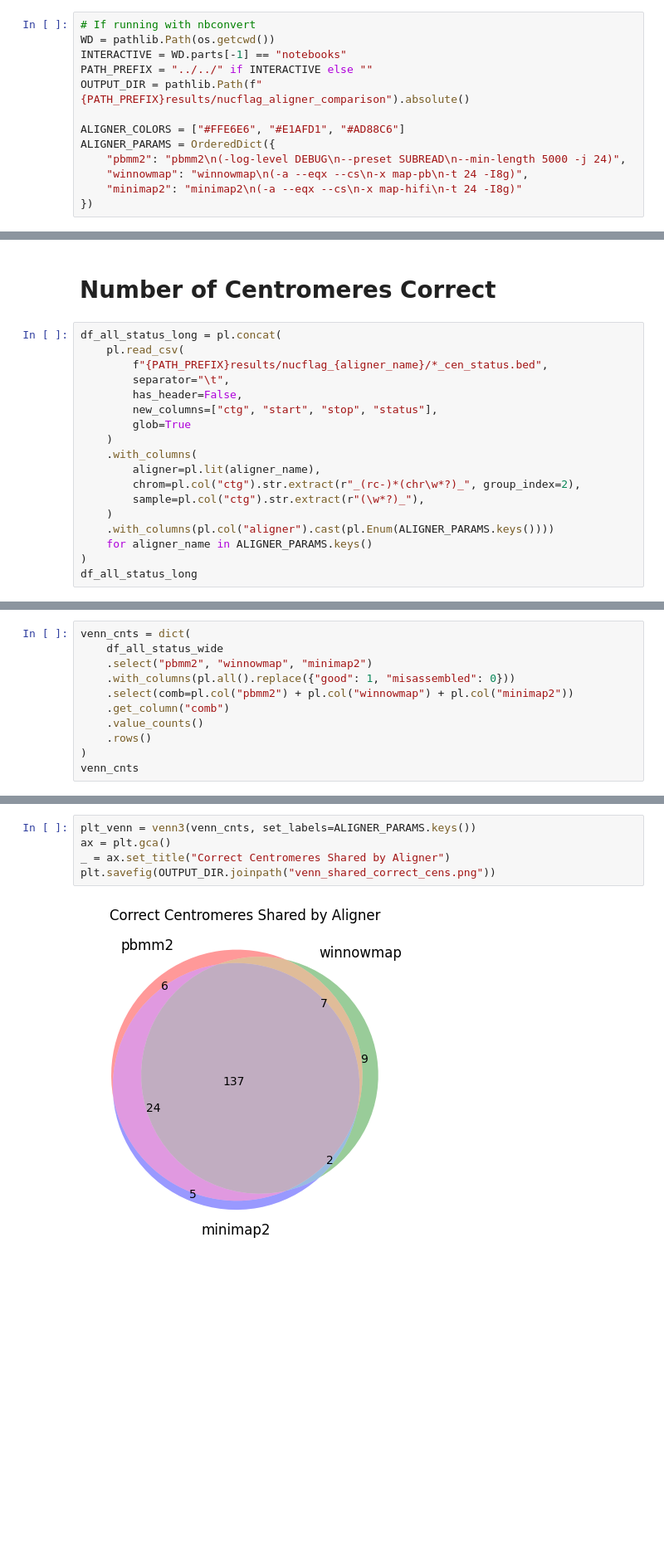
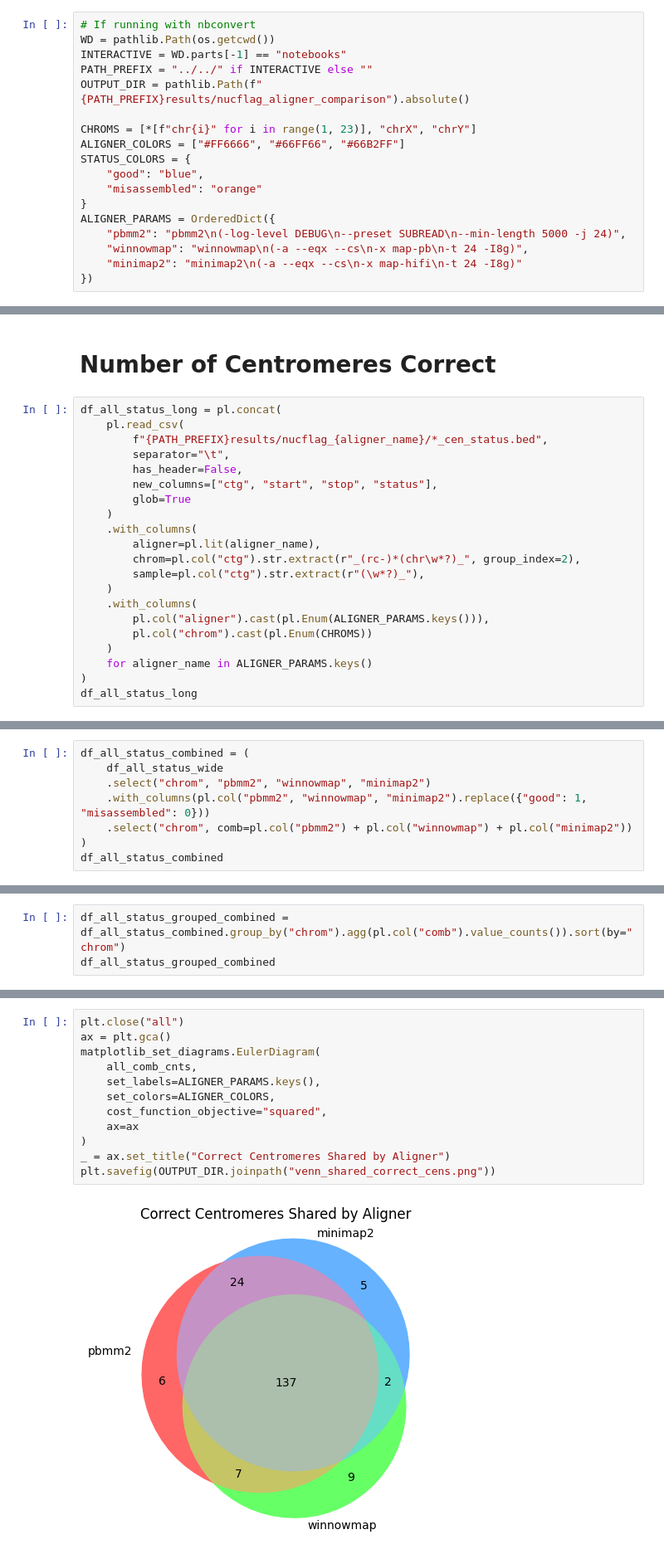
Before and after one commit to logsdon-lab/CenMAP, a Jupyter notebook: workflow/notebooks/summarize_bmks.ipynb, the cells around one changed output, grey strips where cells are left out. Shown at 83% size. Cells and saved outputs as stored; diff of their text form; blank space fills up the shorter version.

Commit message:
[no ci] Updated benchmark workflow to produced plots by chr.

```diff
--- a/workflow/notebooks/summarize_bmks.ipynb
+++ b/workflow/notebooks/summarize_bmks.ipynb
@@ -17,7 +18,12 @@ INTERACTIVE = WD.parts[-1] == "notebooks"
 PATH_PREFIX = "../../" if INTERACTIVE else ""
 OUTPUT_DIR = pathlib.Path(f"{PATH_PREFIX}results/nucflag_aligner_comparison").absolute()
 
-ALIGNER_COLORS = ["#FFE6E6", "#E1AFD1", "#AD88C6"]
+CHROMS = [*[f"chr{i}" for i in range(1, 23)], "chrX", "chrY"]
+ALIGNER_COLORS = ["#FF6666", "#66FF66", "#66B2FF"]
+STATUS_COLORS = {
+    "good": "blue",
+    "misassembled": "orange"
+}
 ALIGNER_PARAMS = OrderedDict({
     "pbmm2": "pbmm2\n(-log-level DEBUG\n--preset SUBREAD\n--min-length 5000 -j 24)",
     "winnowmap": "winnowmap\n(-a --eqx --cs\n-x map-pb\n-t 24 -I8g)",
@@ -136,7 +142,10 @@ df_all_status_long = pl.concat(
         chrom=pl.col("ctg").str.extract(r"_(rc-)*(chr\w*?)_", group_index=2),
         sample=pl.col("ctg").str.extract(r"(\w*?)_"),
     )
-    .with_columns(pl.col("aligner").cast(pl.Enum(ALIGNER_PARAMS.keys())))
+    .with_columns(
+        pl.col("aligner").cast(pl.Enum(ALIGNER_PARAMS.keys())),
+        pl.col("chrom").cast(pl.Enum(CHROMS))
+    )
     for aligner_name in ALIGNER_PARAMS.keys()
 )
 df_all_status_long
@@ -174,14 +183,11 @@ shape: (449, 8)
 | "HG01884_rc-chr7_mat-0000011" | 59049025 | 64332024 | "chr7" | "HG01884" | "misassembled" | "misassembled" | "misassembled" |
 | "HG01884_rc-chr9_pat-0000356" | 44715679 | 47971528 | "chr9" | "HG01884" | "good" | "good" | "good" |
 # %%
-venn_cnts = dict(
+df_all_status_combined = (
     df_all_status_wide
-    .select("pbmm2", "winnowmap", "minimap2")
-    .with_columns(pl.all().replace({"good": 1, "misassembled": 0}))
-    .select(comb=pl.col("pbmm2") + pl.col("winnowmap") + pl.col("minimap2"))
-    .get_column("comb")
-    .value_counts()
-    .rows()
+    .select("chrom", "pbmm2", "winnowmap", "minimap2")
+    .with_columns(pl.col("pbmm2", "winnowmap", "minimap2").replace({"good": 1, "misassembled": 0}))
+    .select("chrom", comb=pl.col("pbmm2") + pl.col("winnowmap") + pl.col("minimap2"))
 )
-venn_cnts
+df_all_status_combined
 # %% [output]
@@ -195,0 +208,3 @@ venn_cnts
+# %%
+df_all_status_grouped_combined = df_all_status_combined.group_by("chrom").agg(pl.col("comb").value_counts()).sort(by="chrom")
+df_all_status_grouped_combined
@@ -196,7 +265,14 @@ venn_cnts
 # %%
-plt_venn = venn3(venn_cnts, set_labels=ALIGNER_PARAMS.keys())
+plt.close("all")
 ax = plt.gca()
+matplotlib_set_diagrams.EulerDiagram(
+    all_comb_cnts,
+    set_labels=ALIGNER_PARAMS.keys(),
+    set_colors=ALIGNER_COLORS,
+    cost_function_objective="squared",
+    ax=ax
+)
 _ = ax.set_title("Correct Centromeres Shared by Aligner")
 plt.savefig(OUTPUT_DIR.joinpath("venn_shared_correct_cens.png"))
 # %% [output]
-[figure, old version]
+[figure, new version]
```
Also changed, not shown: parts of 12 cells of this notebook, 2 other files.
